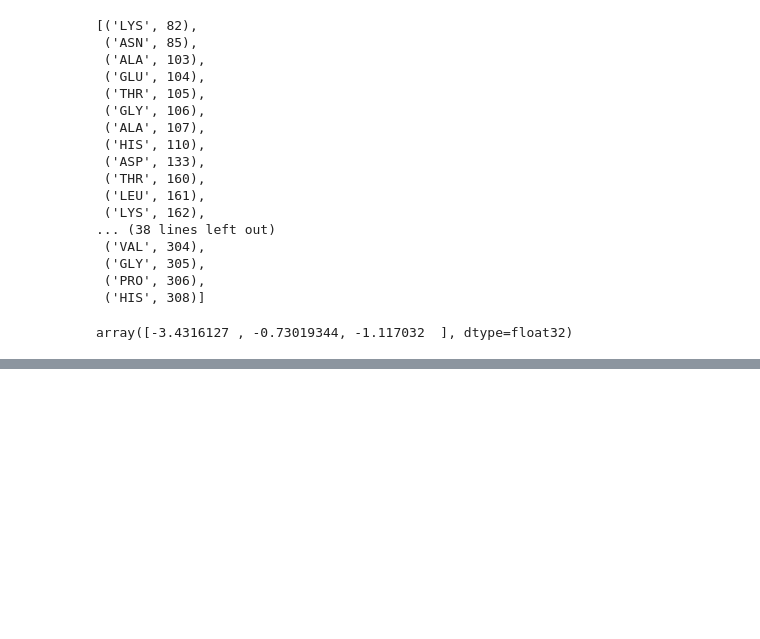
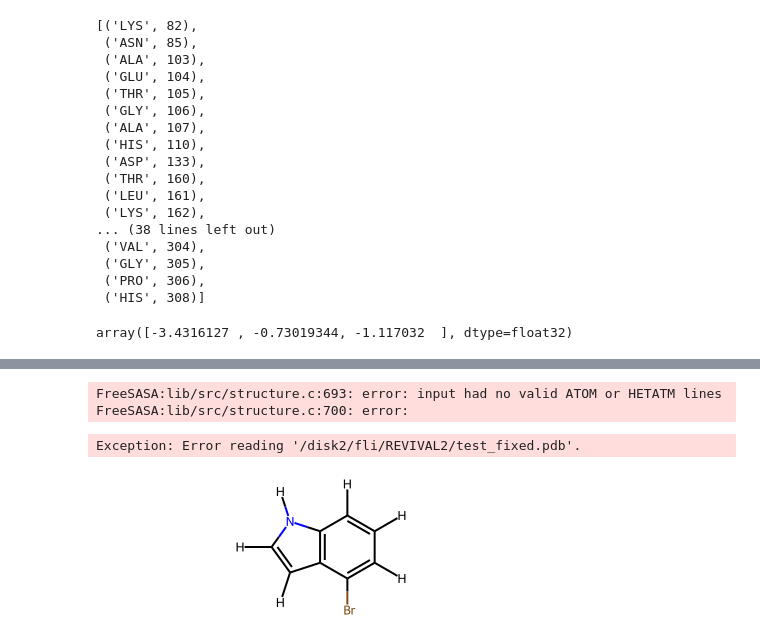
Before and after one commit to fhalab/substrate_aware_zs, a Jupyter notebook: sandbox/test_hydro.ipynb, the cells around one changed output, grey strips where cells are left out. Drawn from its saved outputs; the diff is of its cells as text; code cells hidden in the pictures; blank space fills up the shorter version.

```diff
--- a/sandbox/test_hydro.ipynb
+++ b/sandbox/test_hydro.ipynb
@@ -138,0 +364,6 @@ array([-3.4316127 , -0.73019344, -1.117032  ], dtype=float32)
+# %%
+freesasa.Structure("/disk2/fli/REVIVAL2/test_fixed.pdb")
+# %% [output]
+FreeSASA:lib/src/structure.c:693: error: input had no valid ATOM or HETATM lines
+FreeSASA:lib/src/structure.c:700: error:
+Exception: Error reading '/disk2/fli/REVIVAL2/test_fixed.pdb'.
@@ -138,0 +386,6 @@ array([-3.4316127 , -0.73019344, -1.117032  ], dtype=float32)
+# %%
+mol = Chem.MolFromSmiles("C1=CC2=C(C=CN2)C(=C1)Br")
+mol = Chem.AddHs(mol)
+mol
+# %% [output]
+[figure, added]
```
Also changed, not shown: parts of 28 cells of this notebook, 26 other files.
